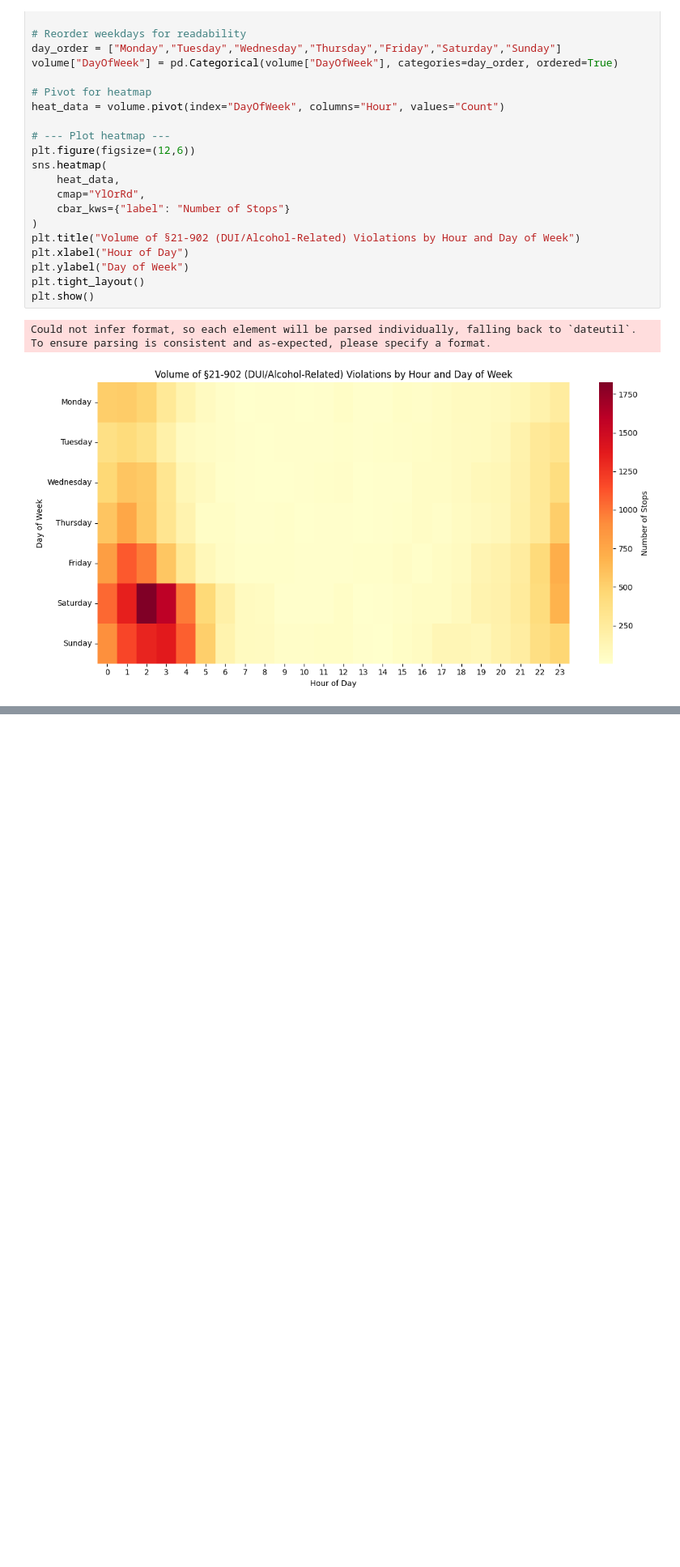
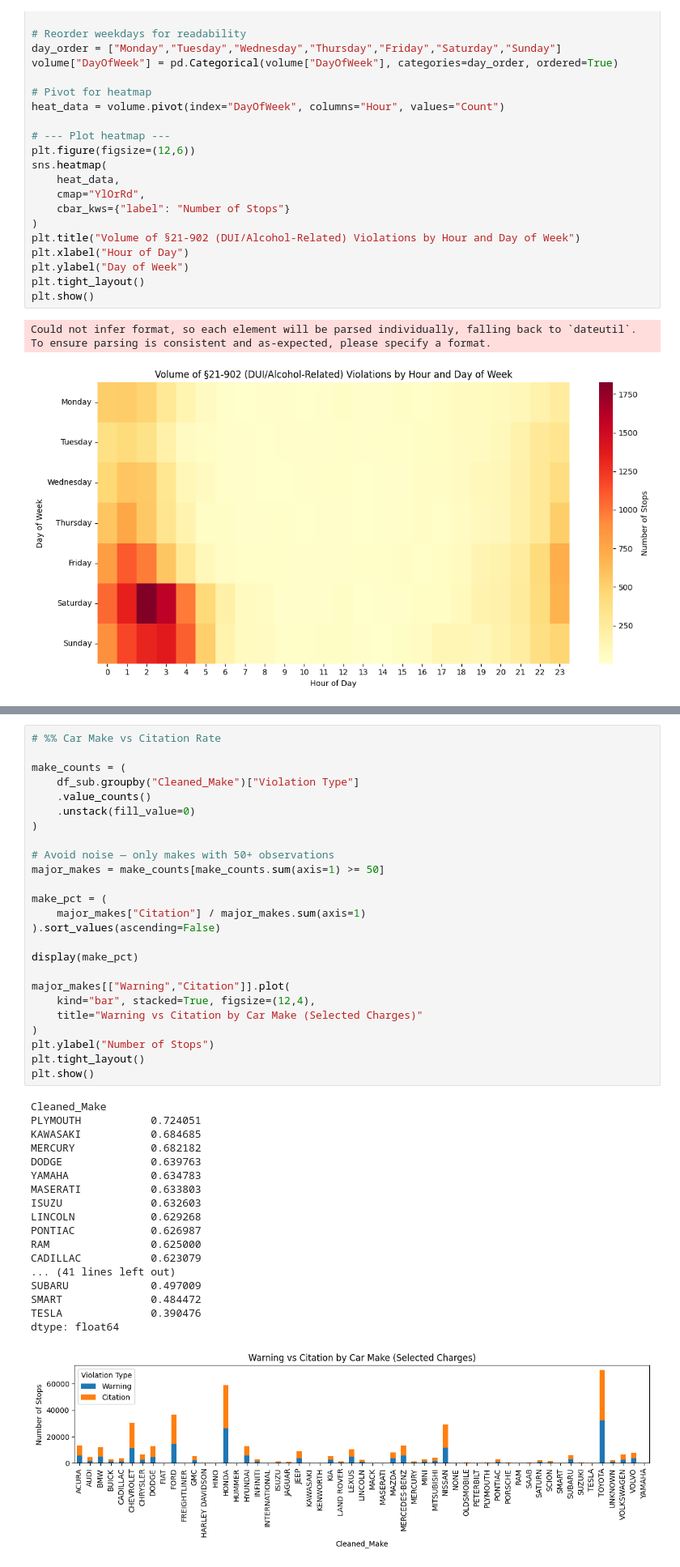
Before and after one commit to jeremiahliao/traffic-citation-predictor, a Jupyter notebook: kevin_scratchwork.ipynb, the cells around one changed output, grey strips where cells are left out. Shown at 81% size. Drawn from its saved outputs; the diff is of its cells as text; blank space fills up the shorter version.

```diff
--- a/kevin_scratchwork.ipynb
+++ b/kevin_scratchwork.ipynb
@@ -836,0 +917,44 @@ Could not infer format, so each element will be parsed individually, falling bac
+# %%
+# %% Car Make vs Citation Rate
+
+make_counts = (
+    df_sub.groupby("Cleaned_Make")["Violation Type"]
+    .value_counts()
+    .unstack(fill_value=0)
+)
+
+# Avoid noise — only makes with 50+ observations
+major_makes = make_counts[make_counts.sum(axis=1) >= 50]
+
+make_pct = (
+    major_makes["Citation"] / major_makes.sum(axis=1)
+).sort_values(ascending=False)
+
+display(make_pct)
+
+major_makes[["Warning","Citation"]].plot(
+    kind="bar", stacked=True, figsize=(12,4),
+    title="Warning vs Citation by Car Make (Selected Charges)"
+)
+plt.ylabel("Number of Stops")
+plt.tight_layout()
+plt.show()
+# %% [output]
+Cleaned_Make
+PLYMOUTH           0.724051
+KAWASAKI           0.684685
+MERCURY            0.682182
+DODGE              0.639763
+YAMAHA             0.634783
+MASERATI           0.633803
+ISUZU              0.632603
+LINCOLN            0.629268
+PONTIAC            0.626987
+RAM                0.625000
+CADILLAC           0.623079
+... (41 lines left out)
+SUBARU             0.497009
+SMART              0.484472
+TESLA              0.390476
+dtype: float64
+[figure, added]
```
Also changed, not shown: parts of 8 cells of this notebook, 2 other files.
